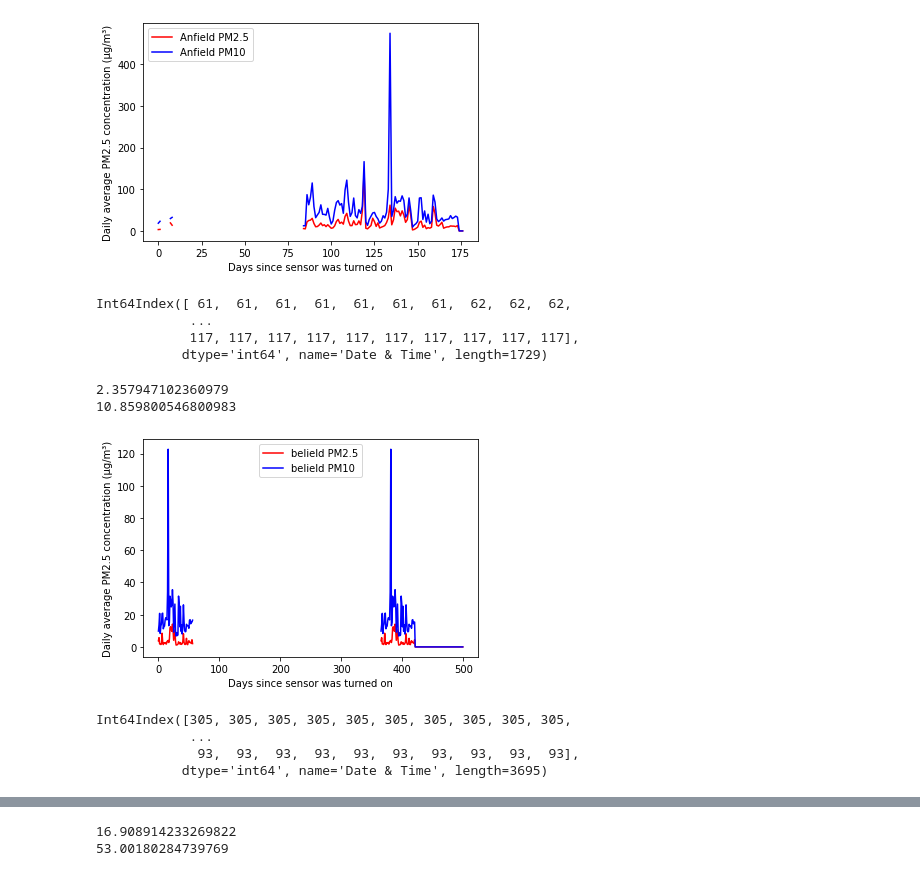
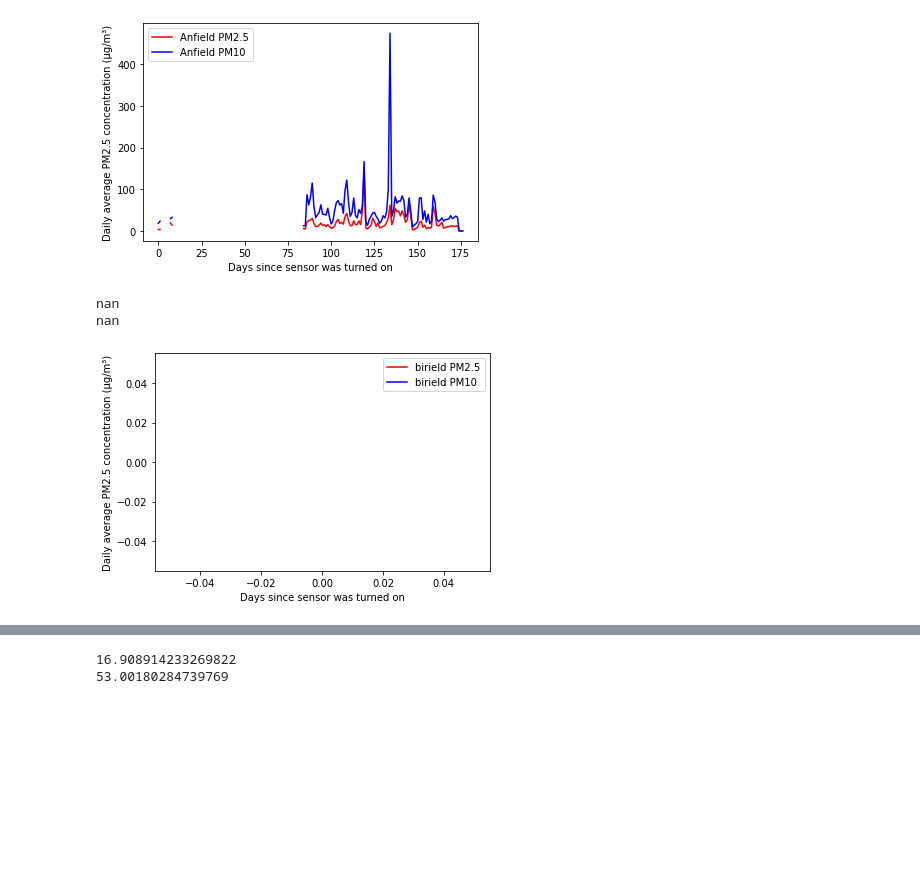
Before and after one commit to HarryMcHau5/ParkParkFarm, a Jupyter notebook: Group_work.ipynb, the cells around one changed output, grey strips where cells are left out. Cells and saved outputs as stored; diff of their text form; code cells hidden in the pictures; blank space fills up the shorter version.

```diff
--- a/Group_work.ipynb
+++ b/Group_work.ipynb
@@ -1049,52 +962,35 @@ print(mean_pm10anf)
 19.397753347868058
 48.556797589057624
 [figure]
-# %%
-tmpbel = datesbel.day_of_year
-print(datesbel.day_of_year)
-# %% [output]
-Int64Index([ 61,  61,  61,  61,  61,  61,  61,  62,  62,  62,
-            ...
-            117, 117, 117, 117, 117, 117, 117, 117, 117, 117],
-           dtype='int64', name='Date & Time', length=1729)
 # %%
-#find daily average since instbeled belield
-##return to this
-tmpbel = datesbel.day_of_year
-dailypm2p5bel =np.zeros([500,])
+#find daily average since instbired birkenhead
+tmpbir = datesbir.day_of_year
+dailypm2p5bir =np.zeros([177,])
 c=0
-for i in range(tmpbel[0], 365):
-  dailypm2p5bel[c]= np.nanmean(pm2p5bel[datesbel.day_of_year==i])
+for i in range(tmpbir[0], 365):
+  dailypm2p5bir[c]= np.nanmean(pm2p5bir[datesbir.day_of_year==i])
   c=c+1;
 for i in range(0,117):
-  dailypm2p5bel[c]= np.nanmean(pm2p5bel[datesbel.day_of_year==i])
+  dailypm2p5bir[c]= np.nanmean(pm2p5bir[datesbir.day_of_year==i])
   c=c+1;
-plt.plot(dailypm2p5bel, 'red', label='belield PM2.5')
-dailypm10bel =np.zeros([500,])
+plt.plot(dailypm2p5bir, 'red', label='birield PM2.5')
+dailypm10bir =np.zeros([177,])
 c=0
-for i in range(tmpbel[0], 365):
-  dailypm10bel[c]= np.nanmean(pm10bel[datesbel.day_of_year==i])
+for i in range(tmpbir[0], 365):
+  dailypm10bir[c]= np.nanmean(pm10bir[datesbir.day_of_year==i])
   c=c+1;
 for i in range(0,117):
-  dailypm10bel[c]= np.nanmean(pm10bel[datesbel.day_of_year==i])
+  dailypm10bir[c]= np.nanmean(pm10bir[datesbir.day_of_year==i])
   c=c+1;
-plt.plot(dailypm10bel, 'blue', label='belield PM10')
+plt.plot(dailypm10bir, 'blue', label='birield PM10')
 plt.legend()
 plt.ylabel('Daily average PM2.5 concentration (µg/m³)') # add some lables
 plt.xlabel('Days since sensor was turned on') # add some lables
-mean_pm2p5bel = np.nanmean(dailypm2p5bel)
-print(mean_pm2p5bel)
-mean_pm10bel = np.nanmean(dailypm10bel)
-print(mean_pm10bel)
+mean_pm2p5bir = np.nanmean(dailypm2p5bir)
+print(mean_pm2p5bir)
+mean_pm10bir = np.nanmean(dailypm10bir)
+print(mean_pm10bir)
 # %% [output]
-2.357947102360979
-10.859800546800983
+nan
+nan
-[figure, old version]
+[figure, new version]
-# %%
-tmpbir = datesbir.day_of_year
-print(tmpbir)
-# %% [output]
-Int64Index([305, 305, 305, 305, 305, 305, 305, 305, 305, 305,
-            ...
-             93,  93,  93,  93,  93,  93,  93,  93,  93,  93],
-           dtype='int64', name='Date & Time', length=3695)
```
Also changed, not shown: parts of 73 cells of this notebook.
